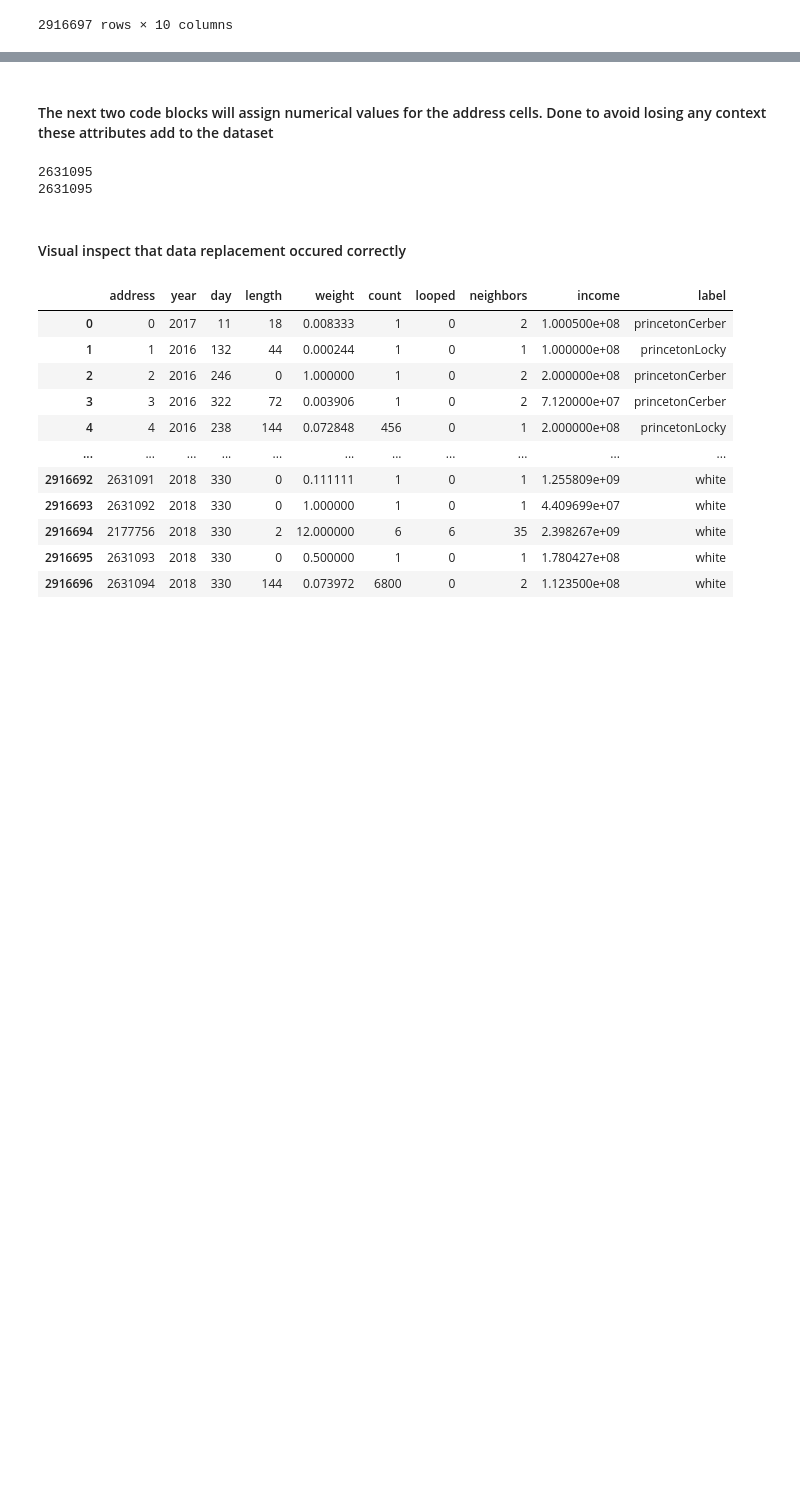
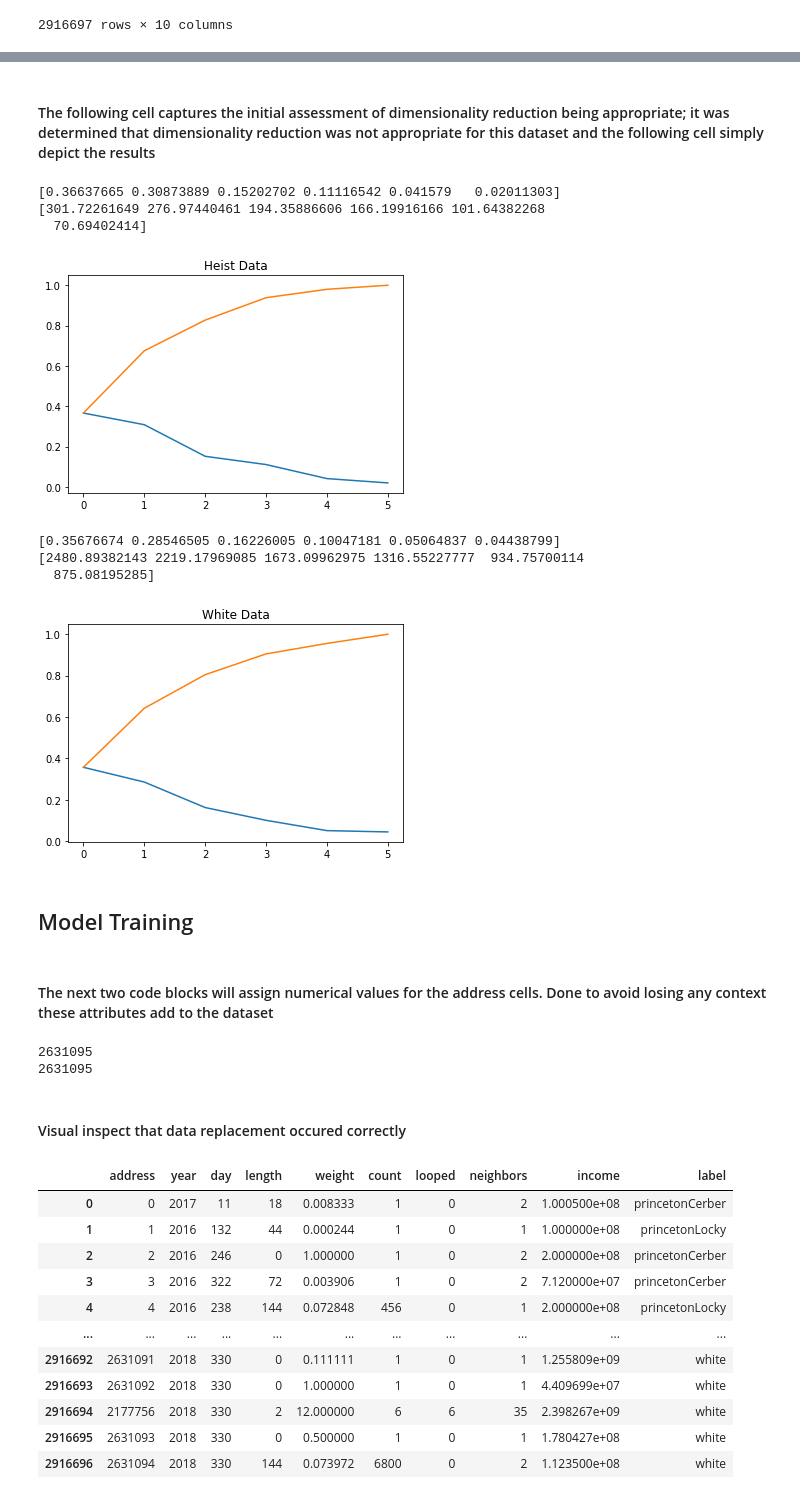
Before and after one commit to asdodd/CMPE255_Project, a Jupyter notebook: Final_Evaluation_Bitcoin.ipynb, the cells around one changed output, grey strips where cells are left out. Cells and saved outputs as stored; diff of their text form; code cells hidden in the pictures; blank space fills up the shorter version.

```diff
--- a/Final_Evaluation_Bitcoin.ipynb
+++ b/Final_Evaluation_Bitcoin.ipynb
@@ -38,3 +66,35 @@ df
+# %% [markdown]
+#### The following cell captures the initial assessment of dimensionality reduction being appropriate; it was determined that dimensionality reduction was not appropriate for this dataset and the following cell simply depict the results
+# %%
+dirtyStd = preprocessing.StandardScaler().fit_transform(heistTemp)
+pca = PCA(n_components=6)
+pca.fit(dirtyStd)
+print(pca.explained_variance_ratio_)
+print(pca.singular_values_)
+plt.plot(pca.explained_variance_ratio_)
+plt.title("Heist Data")
+plt.plot(np.cumsum(pca.explained_variance_ratio_))
+plt.show()
+
+whiteStd = preprocessing.StandardScaler().fit_transform(whiteTemp)
+pca.fit(whiteStd)
+print(pca.explained_variance_ratio_)
+print(pca.singular_values_)
+plt.plot(pca.explained_variance_ratio_)
+plt.title("White Data")
+plt.plot(np.cumsum(pca.explained_variance_ratio_))
+plt.show()
+# %% [output]
+[0.36637665 0.30873889 0.15202702 0.11116542 0.041579   0.02011303]
+[301.72261649 276.97440461 194.35886606 166.19916166 101.64382268
+  70.69402414]
+[figure, added]
+[0.35676674 0.28546505 0.16226005 0.10047181 0.05064837 0.04438799]
+[2480.89382143 2219.17969085 1673.09962975 1316.55227777  934.75700114
+  875.08195285]
+[figure, added]
+# %% [markdown]
+## Model Training
 # %% [markdown]
 #### The next two code blocks will assign numerical values for the address cells. Done to avoid losing any context these attributes add to the dataset
 # %%
```
Also changed, not shown: parts of 19 cells of this notebook.
